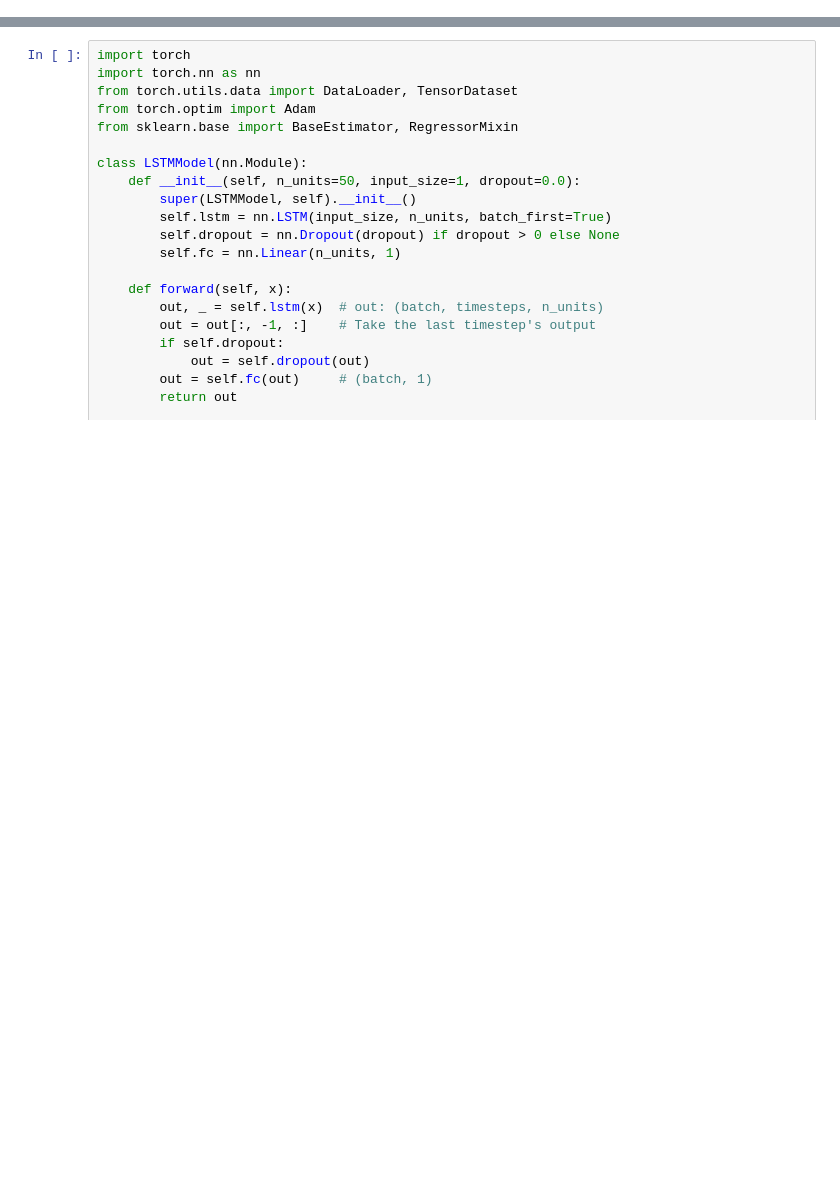
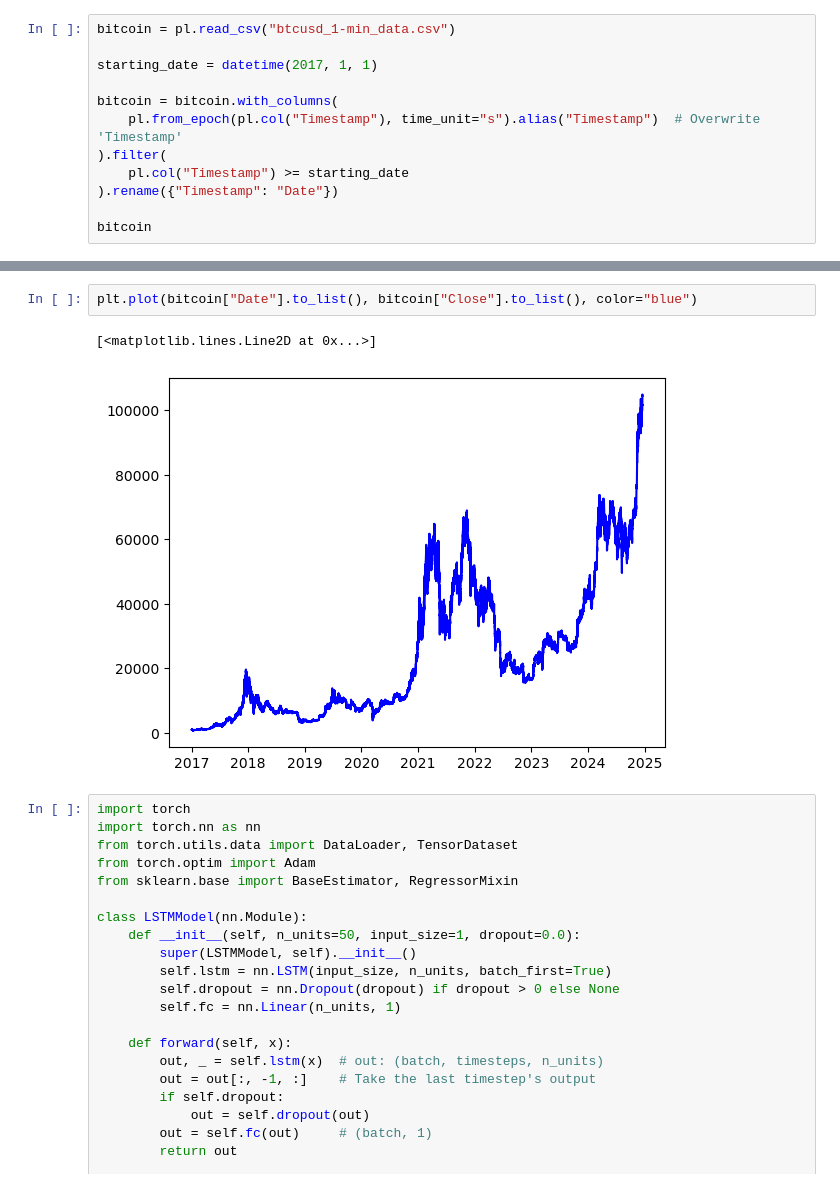
Before and after one commit to anthonymakarewicz/bitcoin-momentum-trading, a Jupyter notebook: main.ipynb, the cells around one changed output, grey strips where cells are left out. Saved outputs shown, nothing was run; the diff lists cells and outputs as text; blank space fills up the shorter version.

```diff
--- a/main.ipynb
+++ b/main.ipynb
@@ -0,0 +10,12 @@
+# %%
+bitcoin = pl.read_csv("btcusd_1-min_data.csv")
+
+starting_date = datetime(2017, 1, 1)
+
+bitcoin = bitcoin.with_columns(
+    pl.from_epoch(pl.col("Timestamp"), time_unit="s").alias("Timestamp")  # Overwrite 'Timestamp'
+).filter(
+    pl.col("Timestamp") >= starting_date
+).rename({"Timestamp": "Date"})
+
+bitcoin
@@ -1,3 +54,8 @@
+# %%
+plt.plot(bitcoin["Date"].to_list(), bitcoin["Close"].to_list(), color="blue")
+# %% [output]
+[<matplotlib.lines.Line2D at 0x...>]
+[figure, added]
 # %%
 import torch
 import torch.nn as nn
```
Also changed, not shown: parts of 4 cells of this notebook.
